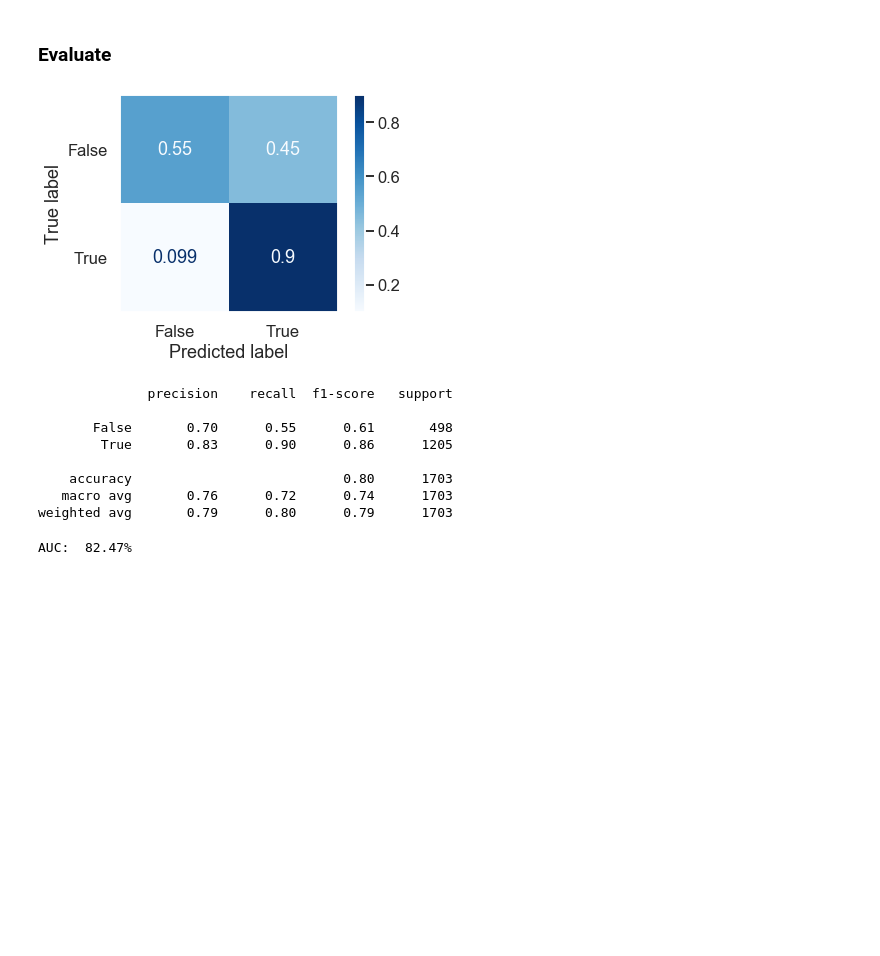
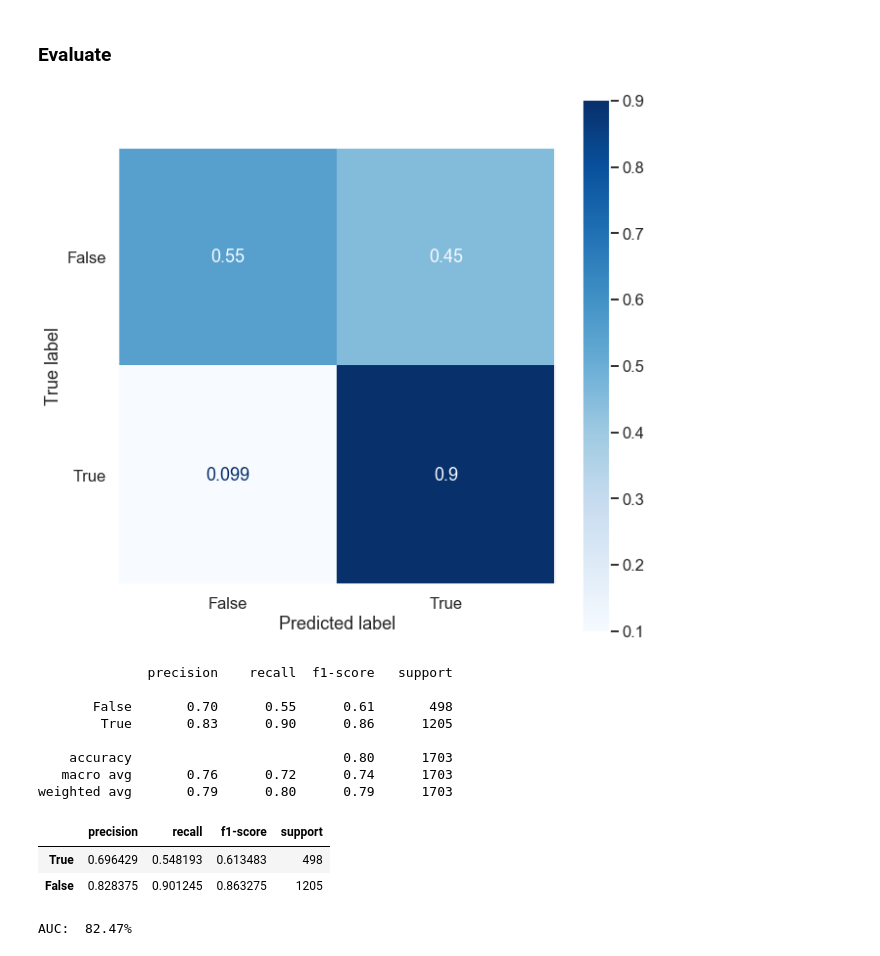
Before and after one commit to rcharan/nature-phd-survey, a Jupyter notebook: analyze.ipynb, the cells around one changed output. Saved outputs shown, nothing was run; the diff lists cells and outputs as text; code cells hidden in the pictures; blank space fills up the shorter version.

Commit message:
figures and tables

```diff
--- a/analyze.ipynb
+++ b/analyze.ipynb
@@ -140,6 +144,14 @@ def checkbox_plot(q, label_col = 'checkbox_text'):
 checkbox_plot('Q45')
 # %% [output]
 [figure]
+# %%
+fig, ax = plt.subplots(figsize = (10, 10))
+sns.set_style('darkgrid')
+sns.countplot(x = target_all, alpha = 0.8, palette= ['grey','lightgreen'], ax = ax)
+ax.set_title('Pursuing Academic Research')
+ax.set_ylabel('Count')
+fig
+fig.savefig('./figures/counts.pdf')
 # %% [markdown]
 # Model Building
 # %%
@@ -339,9 +351,12 @@ print(f'''{model_data['get_time_per_fold']} seconds per fold''')
 # %%
 # Rows are normalized
 sns.set_style('dark')
-plot(metr.plot_confusion_matrix, model, X_test, y_test, cmap=plt.cm.Blues, normalize = 'true')
+fig, ax = plt.subplots(figsize = (10, 10))
+metr.plot_confusion_matrix(model, X_test, y_test, cmap=plt.cm.Blues, normalize = 'true', ax = ax)
+fig.savefig('./figures/logistic-confusion.pdf')
+fig
 # %% [output]
-[figure, old version]
+[figure, new version]
 # %%
 y_hat = model.predict(X_test)
 model_data['report'] = metr.classification_report(y_test, y_hat, zero_division = 0, output_dict=True)
@@ -355,6 +370,14 @@ print(metr.classification_report(y_test, y_hat, zero_division=0))
     accuracy                           0.80      1703
    macro avg       0.76      0.72      0.74      1703
 weighted avg       0.79      0.80      0.79      1703
+# %%
+report = pd.DataFrame.from_records([model_data['report']['False'], model_data['report']['True']], index = [True, False])
+report.to_csv('./tables/logistic-report.csv')
+report
+# %% [output]
+|  | precision | recall | f1-score | support |
+| True | 0.696429 | 0.548193 | 0.613483 | 498 |
+| False | 0.828375 | 0.901245 | 0.863275 | 1205 |
 # %%
 y_p = model.decision_function(X_test)
 fpr, tpr, thresholds = metr.roc_curve(y_test, y_p)
```
Also changed, not shown: parts of 26 cells of this notebook, 2 other files.
